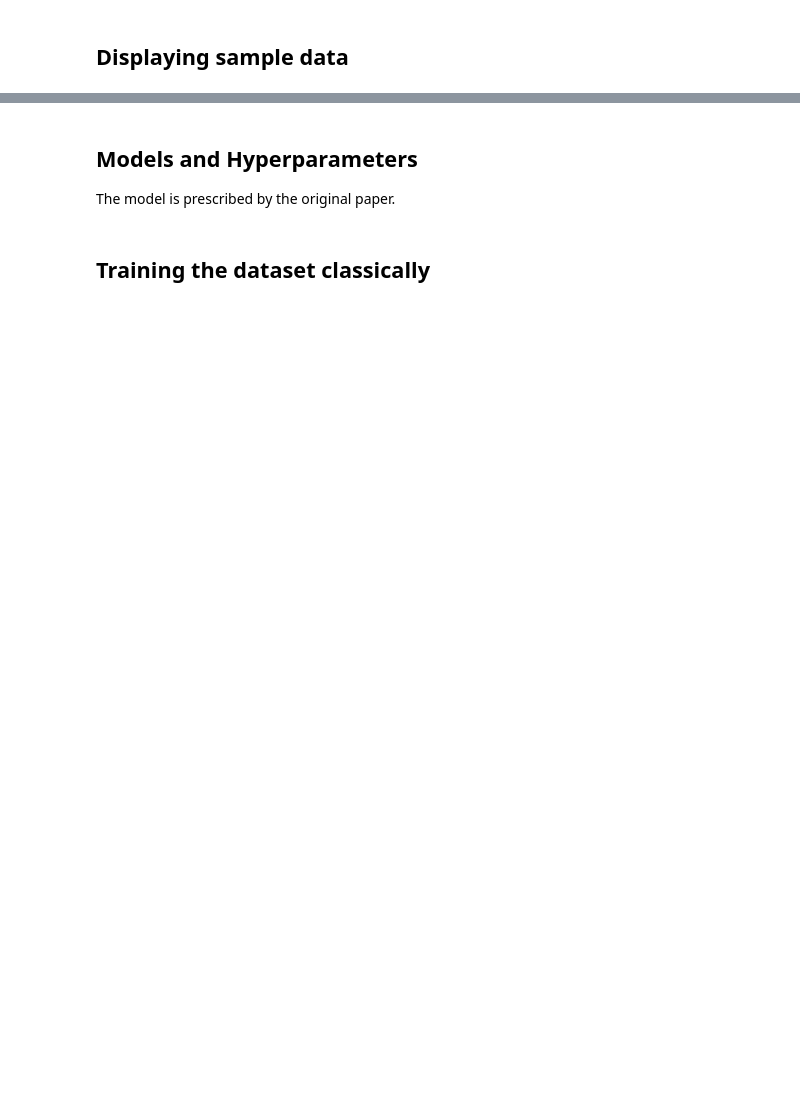
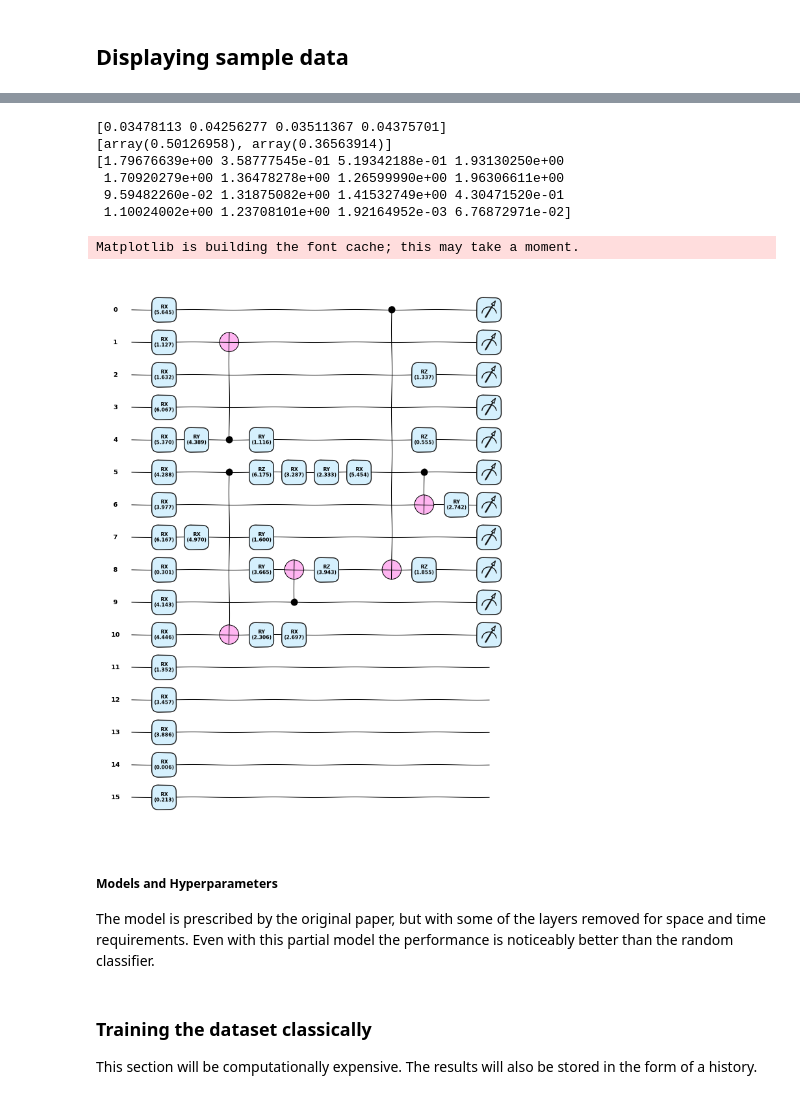
Before and after one commit to mulliganaceous/Quantomics, a Jupyter notebook: weld.ipynb, the cells around one changed output, grey strips where cells are left out. Drawn from its saved outputs; the diff is of its cells as text; code cells hidden in the pictures; blank space fills up the shorter version.

```diff
--- a/weld.ipynb
+++ b/weld.ipynb
@@ -144,7 +373,30 @@ plt.show()
+# %%
+# Visualize a demo circuit we will use, using a sample convolution
+demofilter = generatefilter(c_test_images[0], 0, 0, 1, 2)
+democircuit = xrand1(2, 2, demofilter)
+print(np.array(demofilter))
+print(democircuit) # Print out the circuit
+
+# Draw a circuit of the xrand family, using a random parametrization
+n_channels, kernel_size = 11, 4
+demofilter = np.random.uniform(high=2, size=(n_channels, kernel_size*kernel_size))[0]
+print(np.array(demofilter))
+drawer = qml.draw_mpl(xrand1, style='pennylane_sketch', decimals=3)
+fig, ax = drawer(n_channels, kernel_size, demofilter)
+fig.show() # Use qml.draw_mpl to draw out the circuit
+# %% [output]
+[0.03478113 0.04256277 0.03511367 0.04375701]
+[array(0.50126958), array(0.36563914)]
+[1.79676639e+00 3.58777545e-01 5.19342188e-01 1.93130250e+00
+ 1.70920279e+00 1.36478278e+00 1.26599990e+00 1.96306611e+00
+ 9.59482260e-02 1.31875082e+00 1.41532749e+00 4.30471520e-01
+ 1.10024002e+00 1.23708101e+00 1.92164952e-03 6.76872971e-02]
+Matplotlib is building the font cache; this may take a moment.
+[figure, added]
 # %% [markdown]
-## Models and Hyperparameters
+##### Models and Hyperparameters
 
-The model is prescribed by the original paper.
+The model is prescribed by the original paper, but with some of the layers removed for space and time requirements. Even with this partial model the performance is noticeably better than the random classifier.
 # %%
 seq = keras.models.Sequential([
     keras.layers.Resizing(HEIGHT//2, WIDTH//2),
@@ -172,6 +436,8 @@ def cmodel(model):
         metrics=["accuracy"],
     )
     return model
-# %% [markdown]
-## Training the dataset classically
+# %% [markdown]
+### Training the dataset classically
+
+This section will be computationally expensive. The results will also be stored in the form of a history.
 # %%
```
Also changed, not shown: parts of 28 cells of this notebook.
